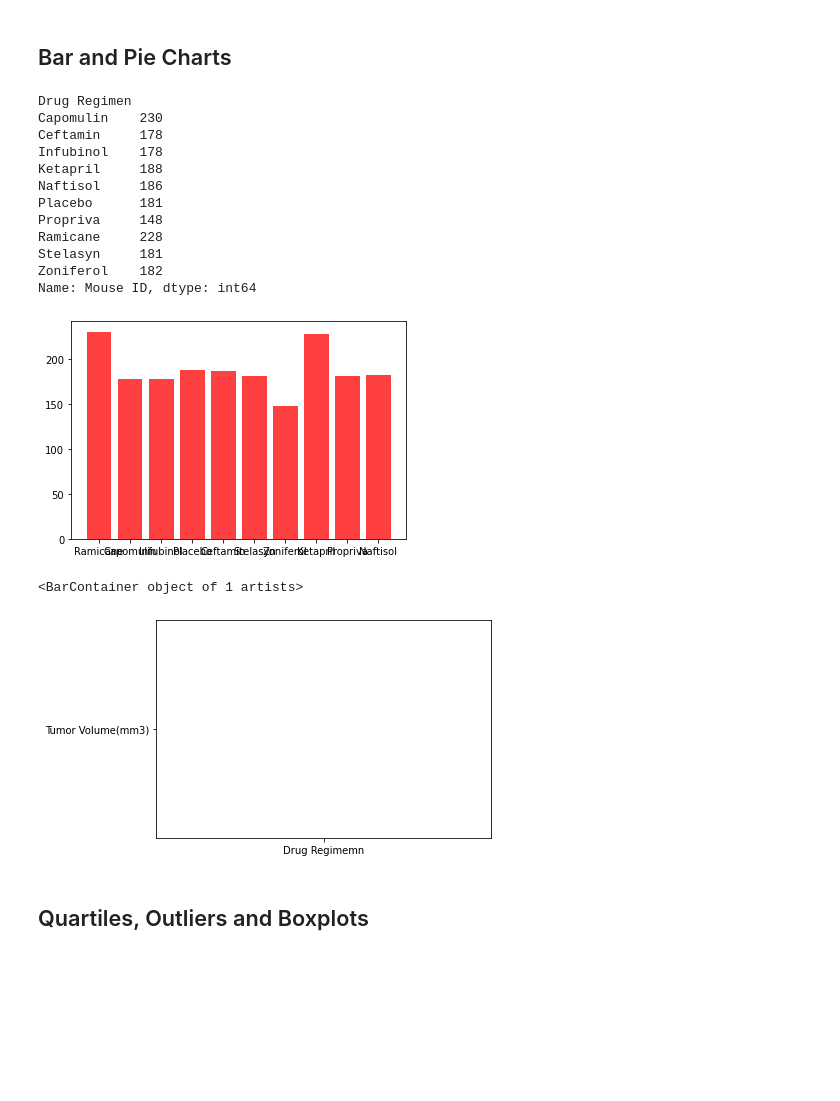
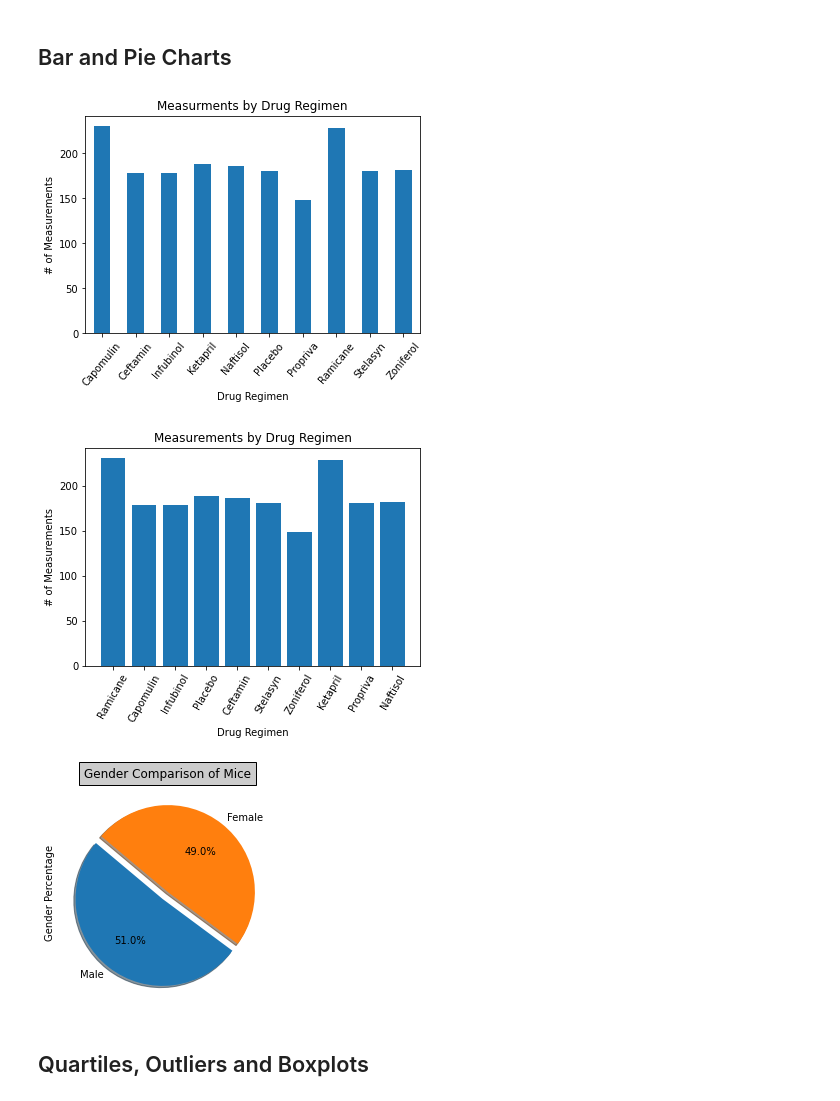
Before and after one commit to jforbis/matplotlib-pymaceuticals, a Jupyter notebook: pymaceuticals_JF.ipynb, the cells around one changed output. Cells and saved outputs as stored; diff of their text form; code cells hidden in the pictures; blank space fills up the shorter version.

Commit message:
save point: completed first pie chart

```diff
--- a/pymaceuticals_JF.ipynb
+++ b/pymaceuticals_JF.ipynb
@@ -135,33 +135,29 @@ clean_agg_df
 # %%
 # Generate a bar plot showing the total number of measurements taken on each drug regimen using pandas.
 # clean_df
 x = clean_df["Drug Regimen"].unique()
-# y = clean_df.groupby(["Drug Regimen","Tumor Volume (mm3)"]).size()
-# print(y)
-z = clean_df.groupby("Drug Regimen").count()["Mouse ID"]
-print(z)
 
+z = clean_df.groupby("Drug Regimen").count()["Mouse ID"] #possibly need to use '.nunique' instead of count
+
+ax = z.plot.bar(rot = 50)
+plt.title("Measurments by Drug Regimen")
+plt.xlabel("Drug Regimen")
+plt.ylabel("# of Measurements")
+plt.show()
 # KEEP
 # print(clean_df["Drug Regimen"].unique.to_string(index=False))
-plt.bar(x,z,facecolor="red", alpha=0.75, align="center")
-plt.show()
+# plt.bar(x,z,facecolor="red", alpha=0.75, align="center")
+# plt.show()
 # %% [output]
-Drug Regimen
-Capomulin    230
-Ceftamin     178
-Infubinol    178
-Ketapril     188
-Naftisol     186
-Placebo      181
-Propriva     148
-Ramicane     228
-Stelasyn     181
-Zoniferol    182
-Name: Mouse ID, dtype: int64
-[figure, old version]
+[figure, new version]
 # %%
 # Generate a bar plot showing the total number of measurements taken on each drug regimen using pyplot.
-plt.bar(["Drug Regimemn"], ["Tumor Volume(mm3)"], color='r', alpha=0.5, align="center")
+
+plt.bar(x,z)
+plt.xticks(x, clean_df["Drug Regimen"].unique(), rotation=60)
+plt.title("Measurements by Drug Regimen")
+plt.xlabel("Drug Regimen")
+plt.ylabel("# of Measurements")
+plt.show()
 # %% [output]
-<BarContainer object of 1 artists>
-[figure, old version]
+[figure, new version]
@@ -170,3 +164,20 @@ plt.bar(["Drug Regimemn"], ["Tumor Volume(mm3)"], color='r', alpha=0.5, align="c
+# %%
+# Generate a pie plot showing the distribution of female versus male mice using pandas
+# a = clean_df["Sex"].value_counts()
+
+# a.plot(kind="pie", y="Sex", title="Gender Comparison of Mice")
+# plt.ylabel("Mouse Gender")
+
+# plt.show()
+# plt.axis("equal")
+labels = clean_df["Sex"].unique()
+explode = (0.1, 0)
+plt.pie(clean_df["Sex"].value_counts(),labels=labels, autopct="%1.1f%%",explode=explode, shadow=True, startangle=140)
+plt.title("Gender Comparison of Mice",bbox={'facecolor':'0.8', 'pad':5})
+plt.ylabel("Gender Percentage")
+plt.show()
+# %% [output]
+[figure, added]
 # %%
 # Generate a pie plot showing the distribution of female versus male mice using pyplot
 # %% [markdown]
```
Also changed, not shown: parts of 2 cells of this notebook.
